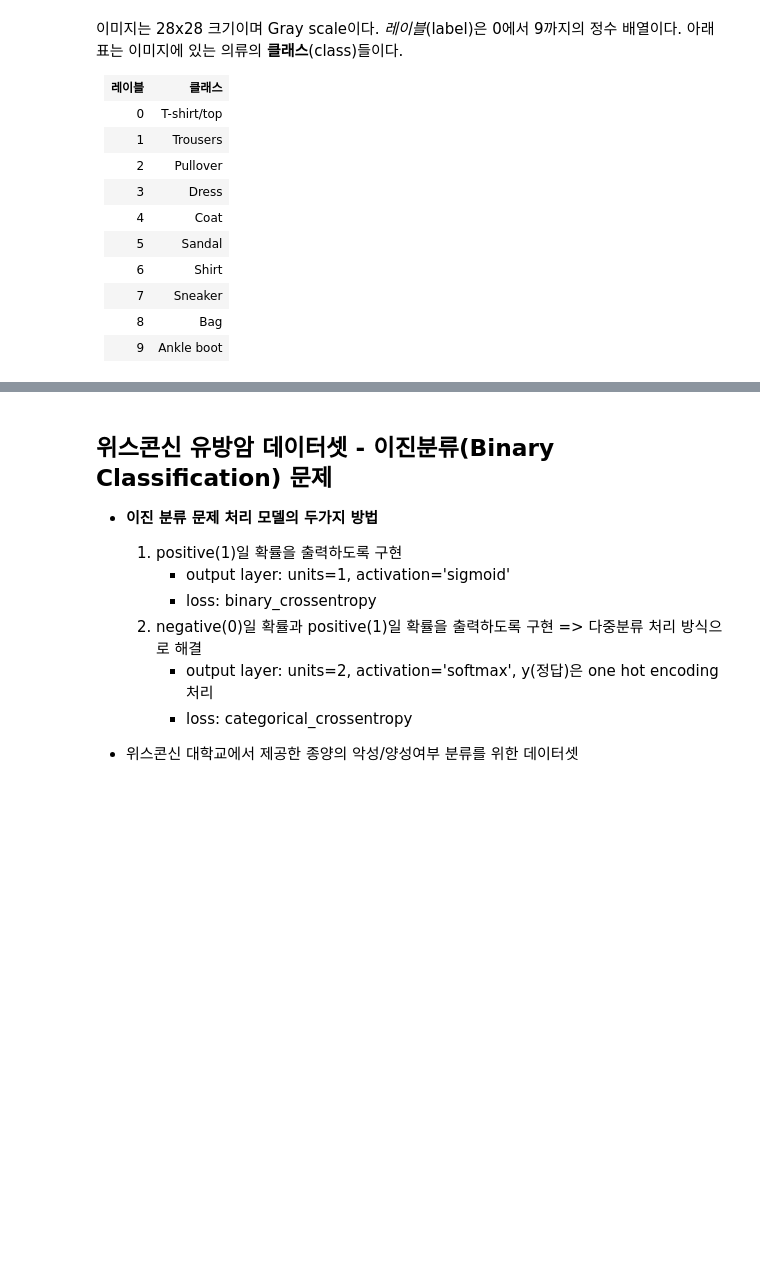
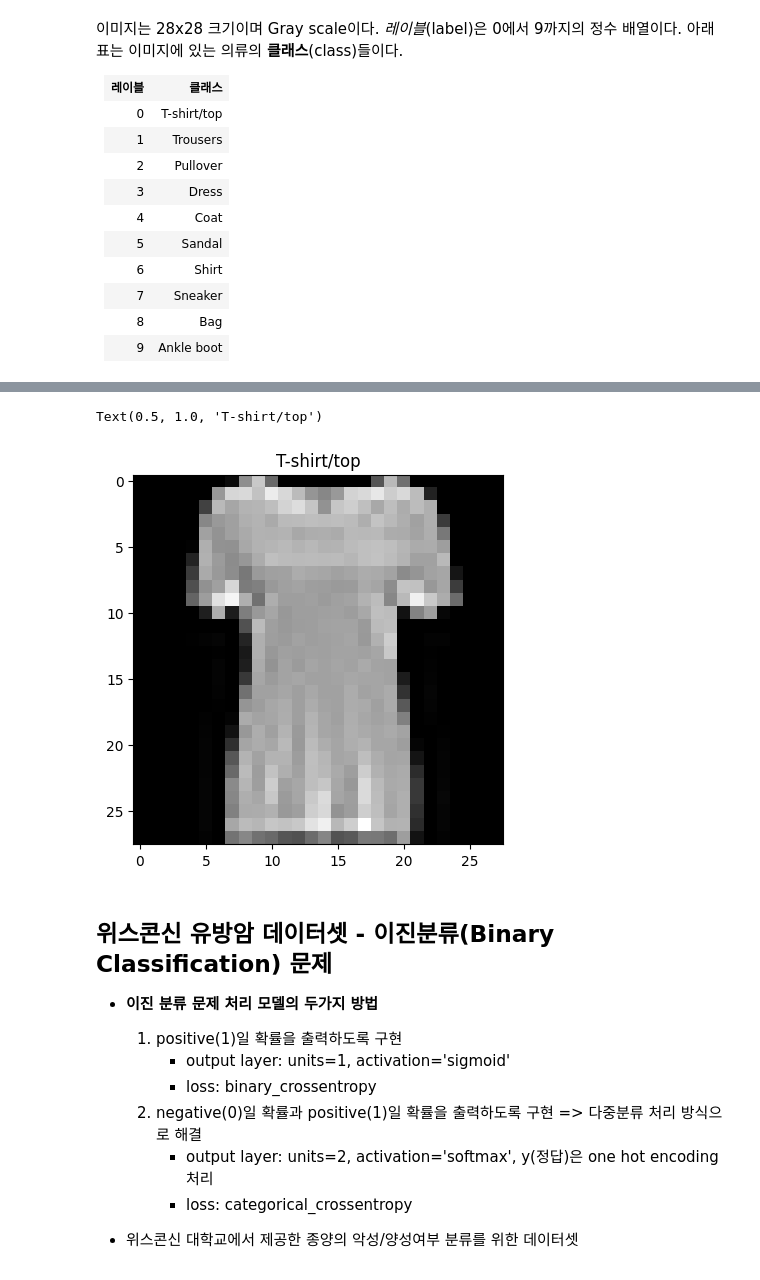
Before and after one commit to parking-place/ml_colab_project, a Jupyter notebook: DL_learning/06_모델저장_문제 유형별 모델 생성.ipynb, the cells around one changed output, grey strips where cells are left out. Drawn from its saved outputs; the diff is of its cells as text; code cells hidden in the pictures; blank space fills up the shorter version.

```diff
--- a/DL_learning/06_모델저장_문제 유형별 모델 생성.ipynb
+++ b/DL_learning/06_모델저장_문제 유형별 모델 생성.ipynb
@@ -566,0 +573,11 @@ val_loss: 17.62517
+# %%
+transform = transforms.Compose([
+    transforms.ToTensor(), # channe first, 0~1, torch.float32 변환
+    transforms.Normalize((0.5,), (0.5,)) # 0~1 -> -1~1 (평균, 표준편차)
+])
+# %%
+# pytorch 데이터셋에서 로딩
+# 데이터셋 로딩
+path = r'./datasets/'
+fmnist_train = datasets.FashionMNIST(root=path, train=True, transform=transform, download=True)
+fmnist_test = datasets.FashionMNIST(root=path, train=False, transform=transform, download=True)
@@ -566,0 +606,10 @@ val_loss: 17.62517
+# %%
+idx = 10
+X, y = fmnist_train[idx]
+# tensor를 이미지로 보기
+plt.imshow(X[0], cmap='gray')
+class_name = fmnist_train.classes[y]
+plt.title(class_name)
+# %% [output]
+Text(0.5, 1.0, 'T-shirt/top')
+[figure, added]
```
Also changed, not shown: parts of 4 cells of this notebook, 9 other files.
